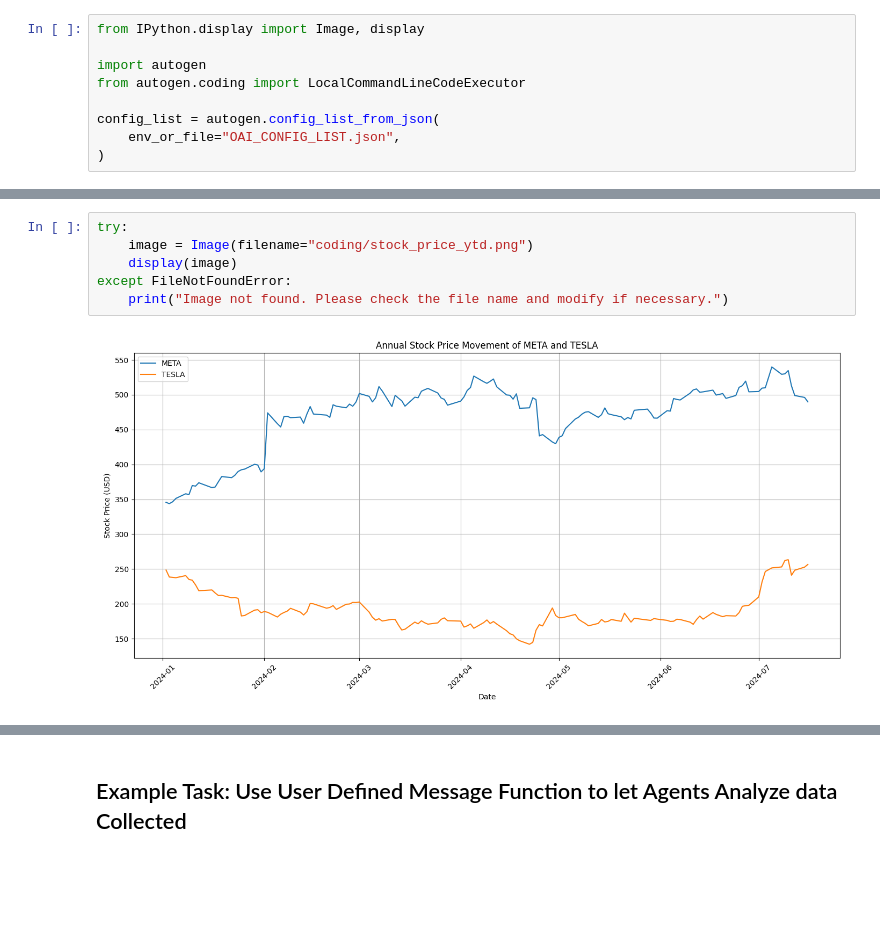
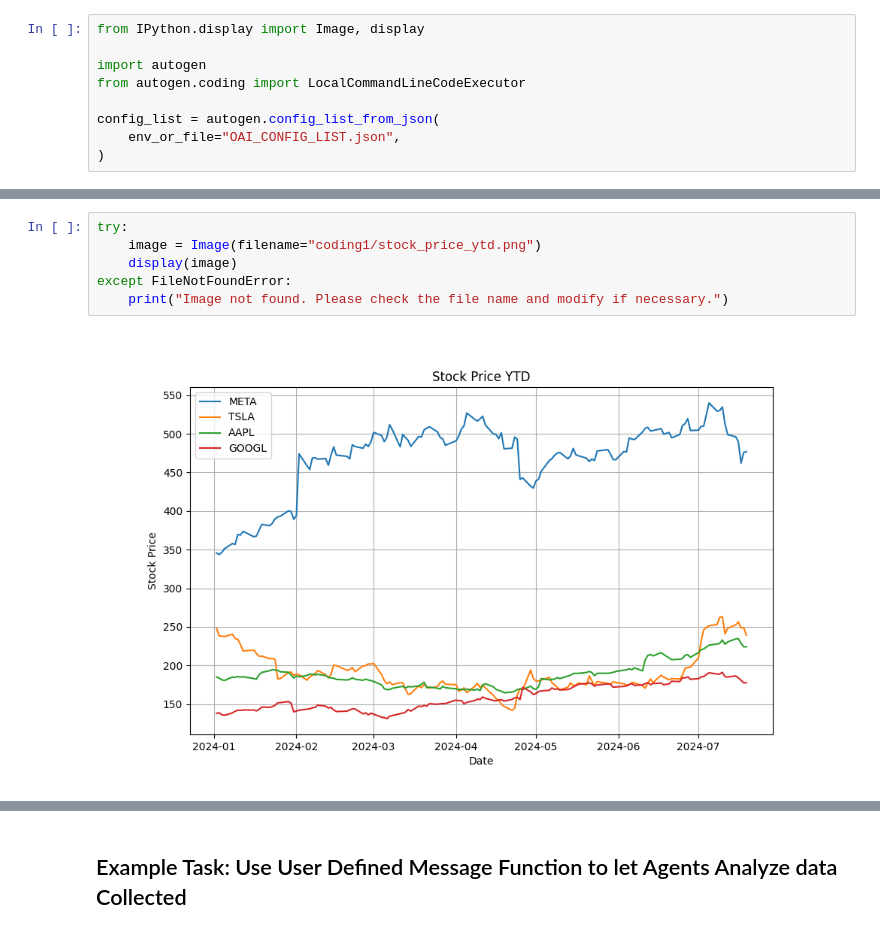
Before and after one commit to HakjunMIN/autogen_sample, a Jupyter notebook: 2-task-solve-code-interpreter.ipynb, the cells around one changed output, grey strips where cells are left out. Saved outputs shown, nothing was run; the diff lists cells and outputs as text; blank space fills up the shorter version.

```diff
--- a/2-task-solve-code-interpreter.ipynb
+++ b/2-task-solve-code-interpreter.ipynb
@@ -107,11 +108,11 @@ TERMINATE
 --------------------------------------------------------------------------------
 # %%
 try:
-    image = Image(filename="coding/stock_price_ytd.png")
+    image = Image(filename="coding1/stock_price_ytd.png")
     display(image)
 except FileNotFoundError:
     print("Image not found. Please check the file name and modify if necessary.")
 # %% [output]
-[figure, old version]
+[figure, new version]
 # %%
 # Path to your CSV file
```
Also changed, not shown: parts of 9 cells of this notebook, 3 other files.
